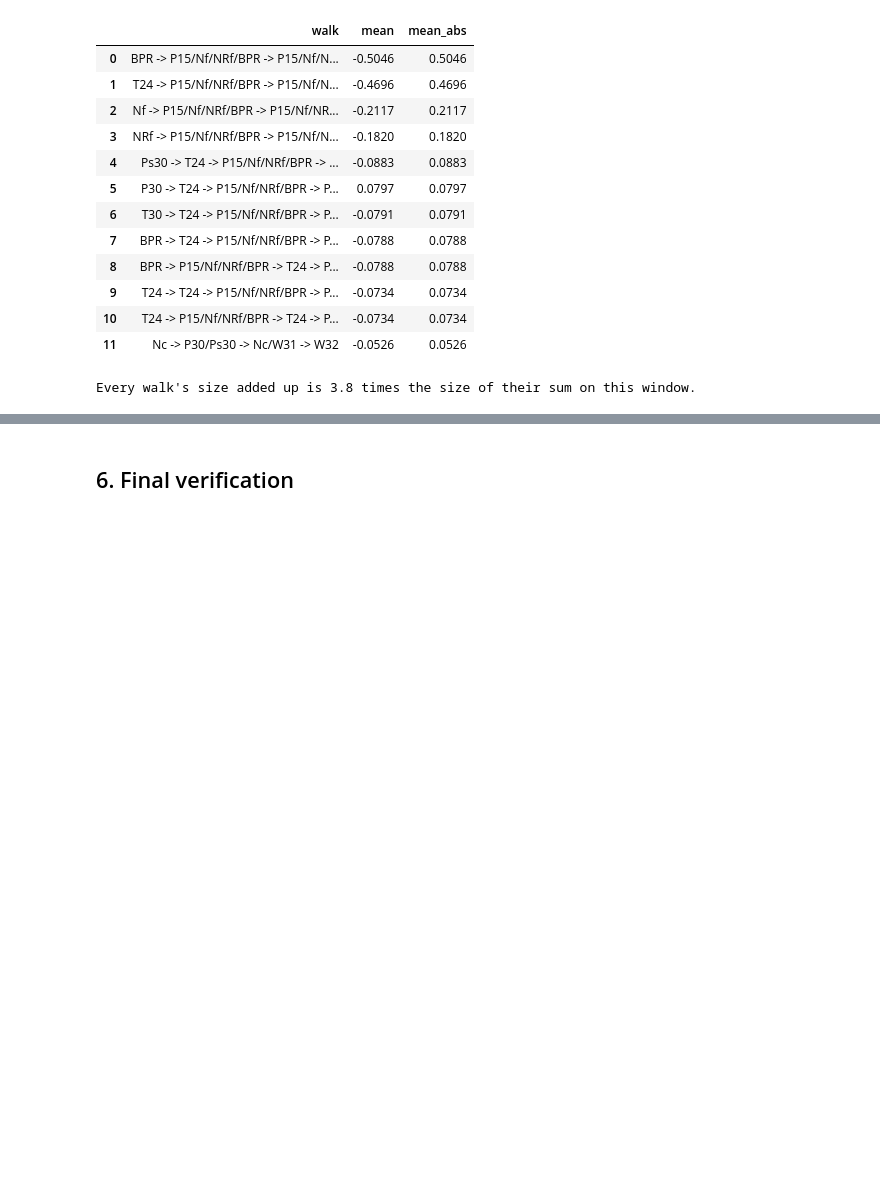
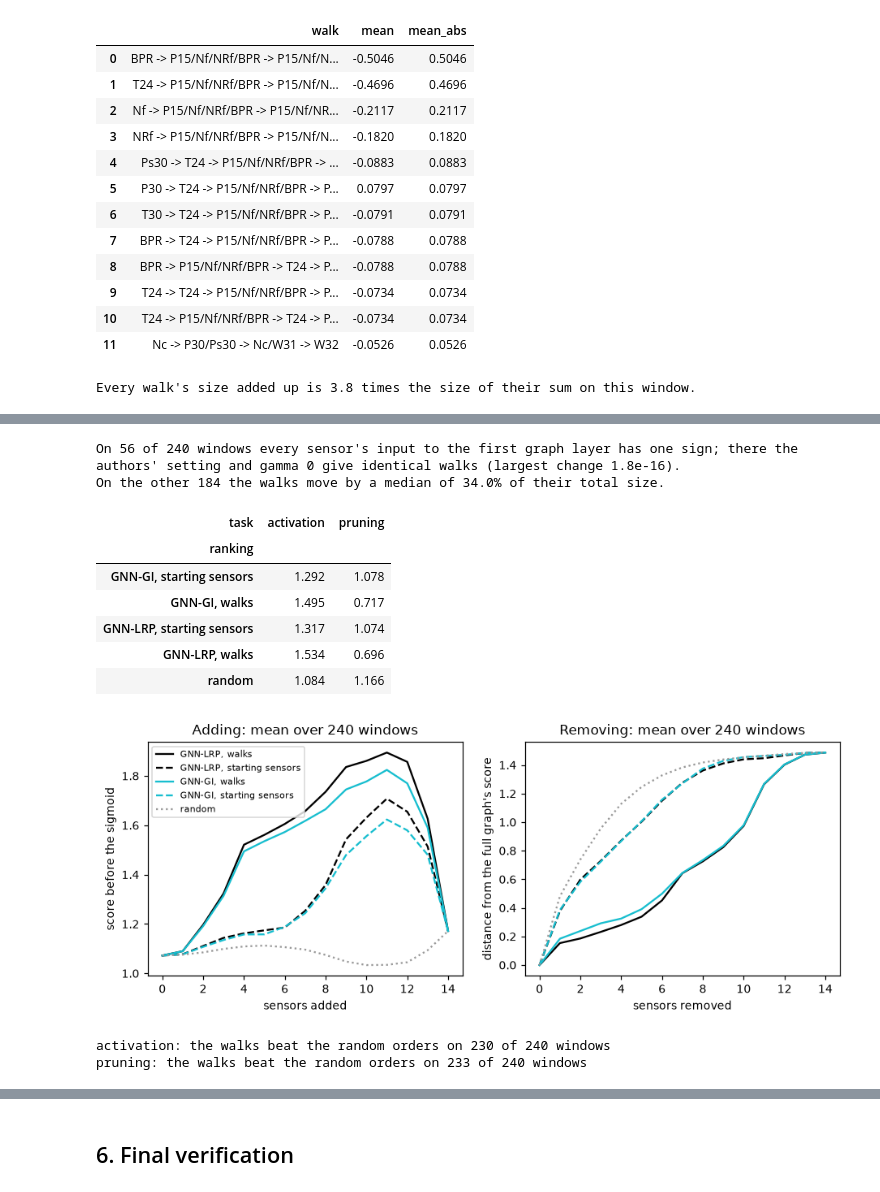
Before and after one commit to AminDaryan/Thesis-GNN-RUL-XAI, a Jupyter notebook: notebooks/xai/03_walks_fd001.ipynb, the cells around one changed output, grey strips where cells are left out. Saved outputs shown, nothing was run; the diff lists cells and outputs as text; code cells hidden in the pictures; blank space fills up the shorter version.

```diff
--- a/notebooks/xai/03_walks_fd001.ipynb
+++ b/notebooks/xai/03_walks_fd001.ipynb
@@ -326,0 +346,52 @@ On the graph, averaged over the whole life, the widest connections are T24–T30
+# %%
+engine_windows = held_back.features[engine_rows]
+life_gi = walk_relevance(model, engine_windows, gamma=0.0)
+with torch.no_grad():
+    mixed_in = (model.adjacency.double() @ model.temporal(torch.from_numpy(engine_windows)).double())[:, :, 0].numpy()
+one_sign = (mixed_in > 0).all(axis=1) | (mixed_in < 0).all(axis=1)
+moved_by = (np.abs(life.relevance - life_gi.relevance).reshape(len(engine_rows), -1).sum(axis=1)
+            / np.abs(life_gi.relevance).reshape(len(engine_rows), -1).sum(axis=1))
+print(f"On {int(one_sign.sum())} of {len(engine_rows)} windows every sensor's input to the first graph layer has one sign; "
+      f"there the authors' setting and gamma 0 give identical walks (largest change {moved_by[one_sign].max():.1e}).")
+print(f"On the other {int((~one_sign).sum())} the walks move by a median of {np.median(moved_by[~one_sign]):.1%} of their total size.")
+flipping = node_flipping(model, engine_windows, {"GNN-LRP": life, "GNN-GI": life_gi})
+summary = aufc(flipping)
+display(summary.pivot(index="ranking", columns="task", values="mean").round(3))
+
+figure, axes = plt.subplots(1, 2, figsize=(10, 3.4))
+styles = {"GNN-LRP, walks": ("k", "-"), "GNN-LRP, starting sensors": ("k", "--"),
+          "GNN-GI, walks": ("tab:cyan", "-"), "GNN-GI, starting sensors": ("tab:cyan", "--"),
+          "random": ("0.6", ":")}
+steps = [f"step_{k}" for k in range(len(sensors) + 1)]
+for axis, task in zip(axes, ("activation", "pruning")):
+    for ranking, (colour, line) in styles.items():
+        mean_curve = flipping[(flipping.task == task) & (flipping.ranking == ranking)][steps].mean()
+        axis.plot(range(len(steps)), mean_curve.to_numpy(), color=colour, linestyle=line, label=ranking)
+    axis.set_xlabel("sensors added" if task == "activation" else "sensors removed")
+    axis.set_ylabel("score before the sigmoid" if task == "activation" else "distance from the full graph's score")
+    axis.set_title(f"{'Adding' if task == 'activation' else 'Removing'}: mean over {len(engine_rows)} windows")
+axes[0].legend(fontsize=7)
+plt.show()
+full_graph_scores = bool(np.allclose(
+    [subgraph_scores(model, w, np.ones((1, len(sensors)), dtype=bool))[0] for w in engine_windows[:5]],
+    life.score[:5], atol=1e-9))
+assert full_graph_scores
+lrp = flipping[flipping.ranking == "GNN-LRP, walks"].set_index(["window", "task"])["aufc"]
+rnd = flipping[flipping.ranking == "random"].set_index(["window", "task"])["aufc"]
+for task in ("activation", "pruning"):
+    better = (lrp.xs(task, level="task") > rnd.xs(task, level="task")) if task == "activation" else \
+             (lrp.xs(task, level="task") < rnd.xs(task, level="task"))
+    print(f"{task}: the walks beat the random orders on {int(better.sum())} of {len(better)} windows")
+# %% [output]
+On 56 of 240 windows every sensor's input to the first graph layer has one sign; there the authors' setting and gamma 0 give identical walks (largest change 1.8e-16).
+On the other 184 the walks move by a median of 34.0% of their total size.
+| task | activation | pruning |
+| ranking |  |  |
+| GNN-GI, starting sensors | 1.292 | 1.078 |
+| GNN-GI, walks | 1.495 | 0.717 |
+| GNN-LRP, starting sensors | 1.317 | 1.074 |
+| GNN-LRP, walks | 1.534 | 0.696 |
+| random | 1.084 | 1.166 |
+[figure, added]
+activation: the walks beat the random orders on 230 of 240 windows
+pruning: the walks beat the random orders on 233 of 240 windows
```
Also changed, not shown: parts of 26 cells of this notebook, 17 other files.
